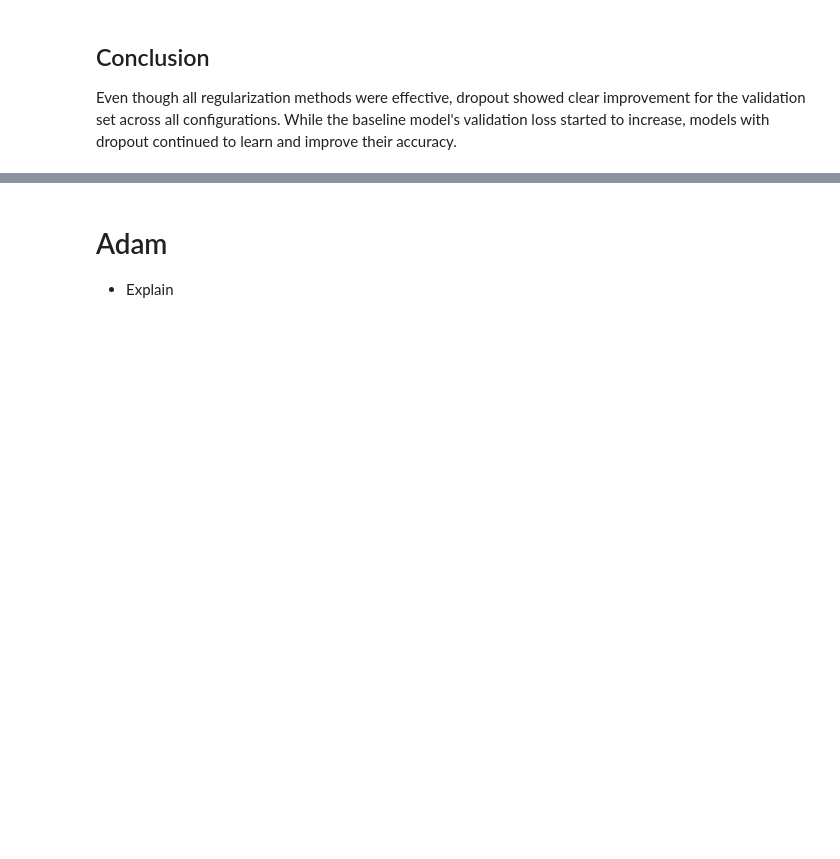
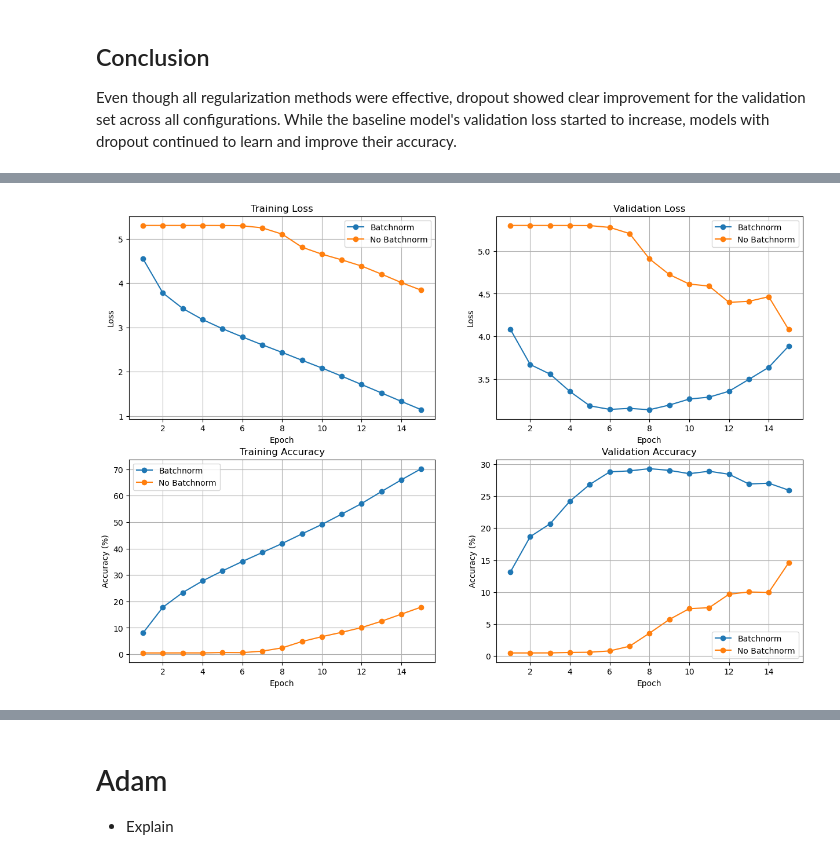
Before and after one commit to hariveliki/deep-learning, a Jupyter notebook: mc1new.ipynb, the cells around one changed output, grey strips where cells are left out. Cells and saved outputs as stored; diff of their text form; code cells hidden in the pictures; blank space fills up the shorter version.

Commit message:
Add batchnorm

```diff
--- a/mc1new.ipynb
+++ b/mc1new.ipynb
@@ -1338,0 +1418,8 @@ def my_code():
+# %%
+import importlib
+import plot_reg
+importlib.reload(plot_reg)
+from plot_reg import plot_regularization_results
+plot_regularization_results(batchnorm_results)
+# %% [output]
+[figure, added]
```
Also changed, not shown: parts of 6 cells of this notebook, 3 other files.
